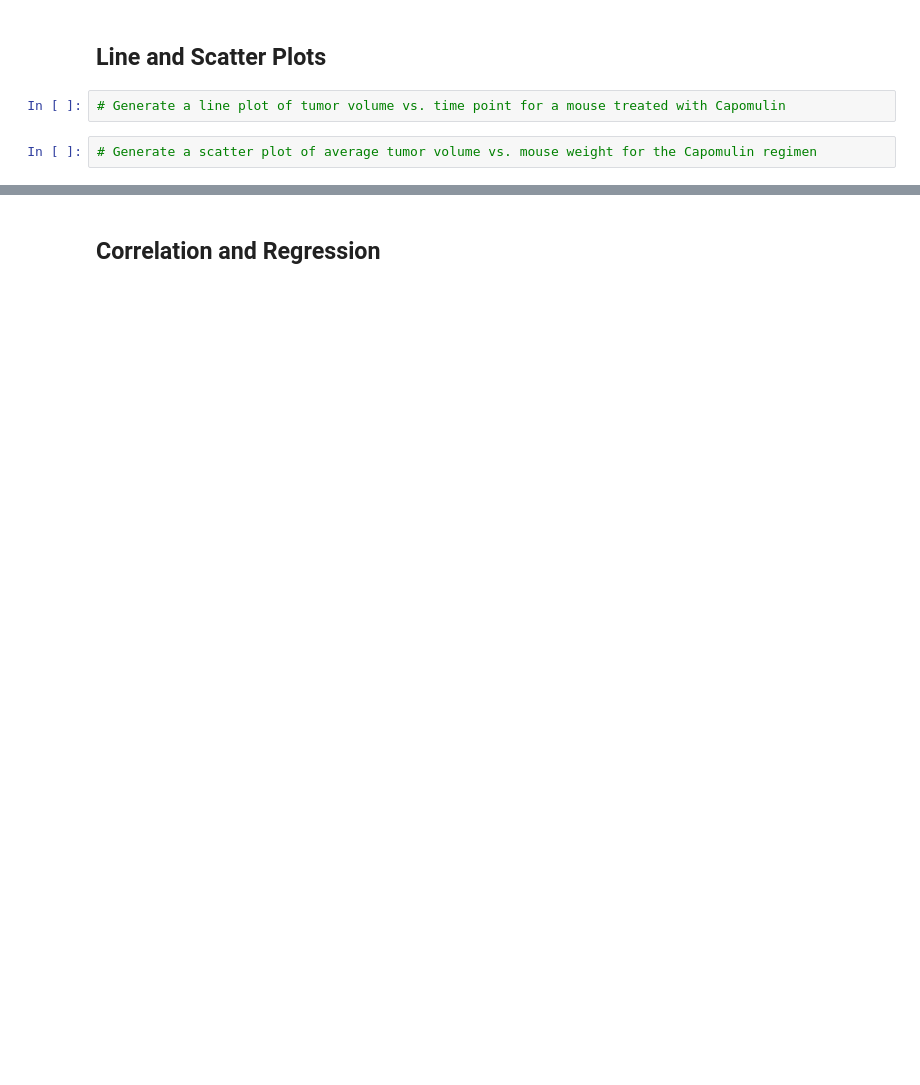
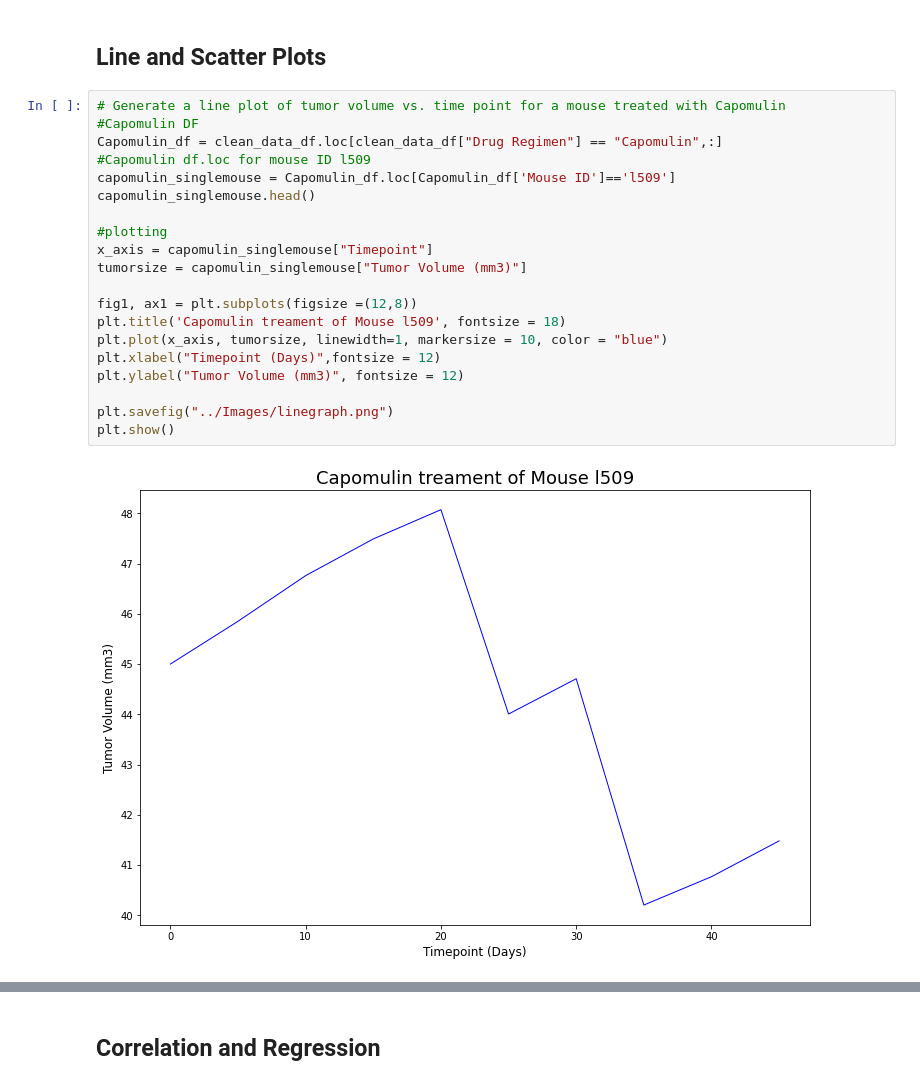
Before and after one commit to rclassit/Matplotlib---Challenge, a Jupyter notebook: pymaceuticals/Pymaceuticals/pymaceuticals_starter.ipynb, the cells around one changed output, grey strips where cells are left out. Cells and saved outputs as stored; diff of their text form; blank space fills up the shorter version.

```diff
--- a/pymaceuticals/Pymaceuticals/pymaceuticals_starter.ipynb
+++ b/pymaceuticals/Pymaceuticals/pymaceuticals_starter.ipynb
@@ -253,6 +303,24 @@ Capomulin_merge.head()
 # %% [markdown]
 ## Line and Scatter Plots
-# %%
-# Generate a line plot of tumor volume vs. time point for a mouse treated with Capomulin
-# %%
-# Generate a scatter plot of average tumor volume vs. mouse weight for the Capomulin regimen
+# %%
+# Generate a line plot of tumor volume vs. time point for a mouse treated with Capomulin
+#Capomulin DF
+Capomulin_df = clean_data_df.loc[clean_data_df["Drug Regimen"] == "Capomulin",:]
+#Capomulin df.loc for mouse ID l509
+capomulin_singlemouse = Capomulin_df.loc[Capomulin_df['Mouse ID']=='l509']
+capomulin_singlemouse.head()
+
+#plotting
+x_axis = capomulin_singlemouse["Timepoint"]
+tumorsize = capomulin_singlemouse["Tumor Volume (mm3)"]
+
+fig1, ax1 = plt.subplots(figsize =(12,8))
+plt.title('Capomulin treament of Mouse l509', fontsize = 18)
+plt.plot(x_axis, tumorsize, linewidth=1, markersize = 10, color = "blue")
+plt.xlabel("Timepoint (Days)",fontsize = 12)
+plt.ylabel("Tumor Volume (mm3)", fontsize = 12)
+
+plt.savefig("../Images/linegraph.png")
+plt.show()
+# %% [output]
+[figure, added]
```
Also changed, not shown: parts of 9 cells of this notebook, 5 other files.
